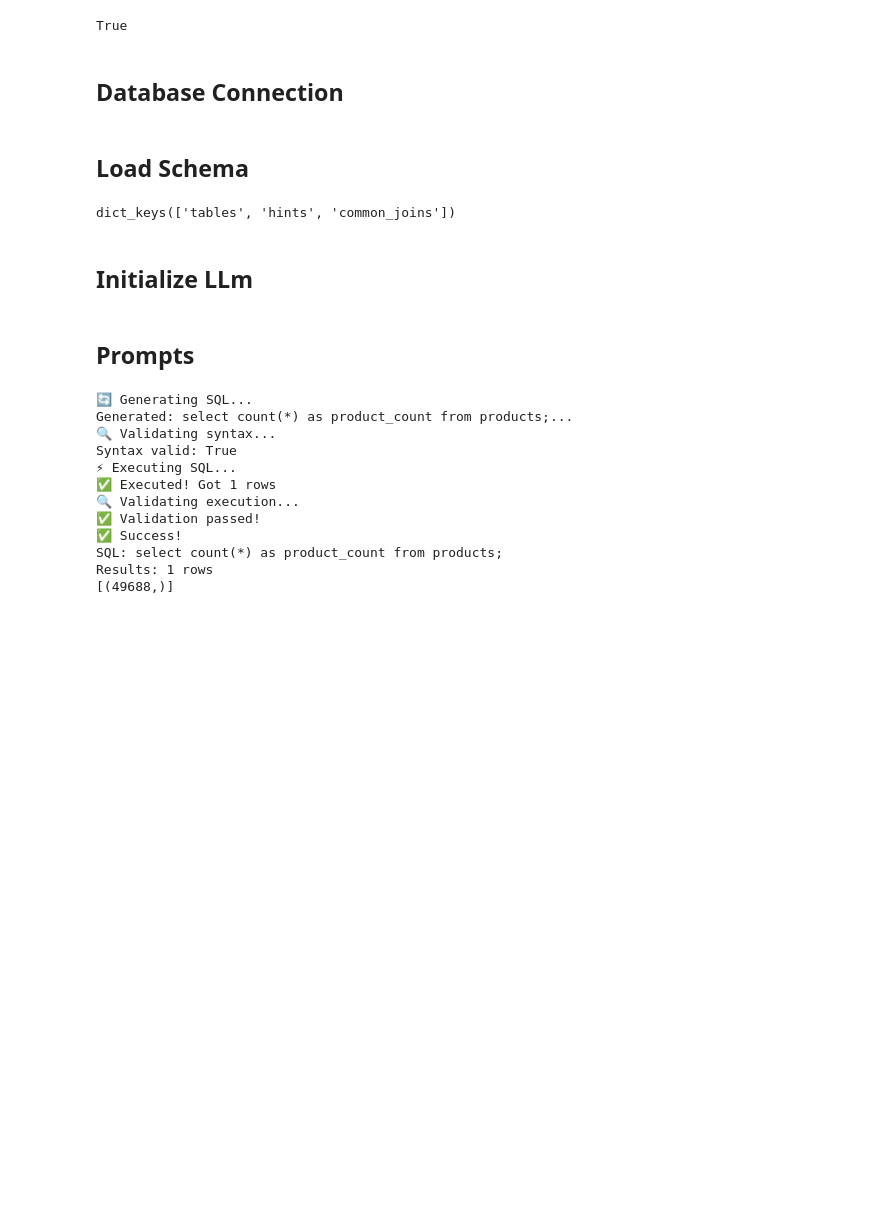
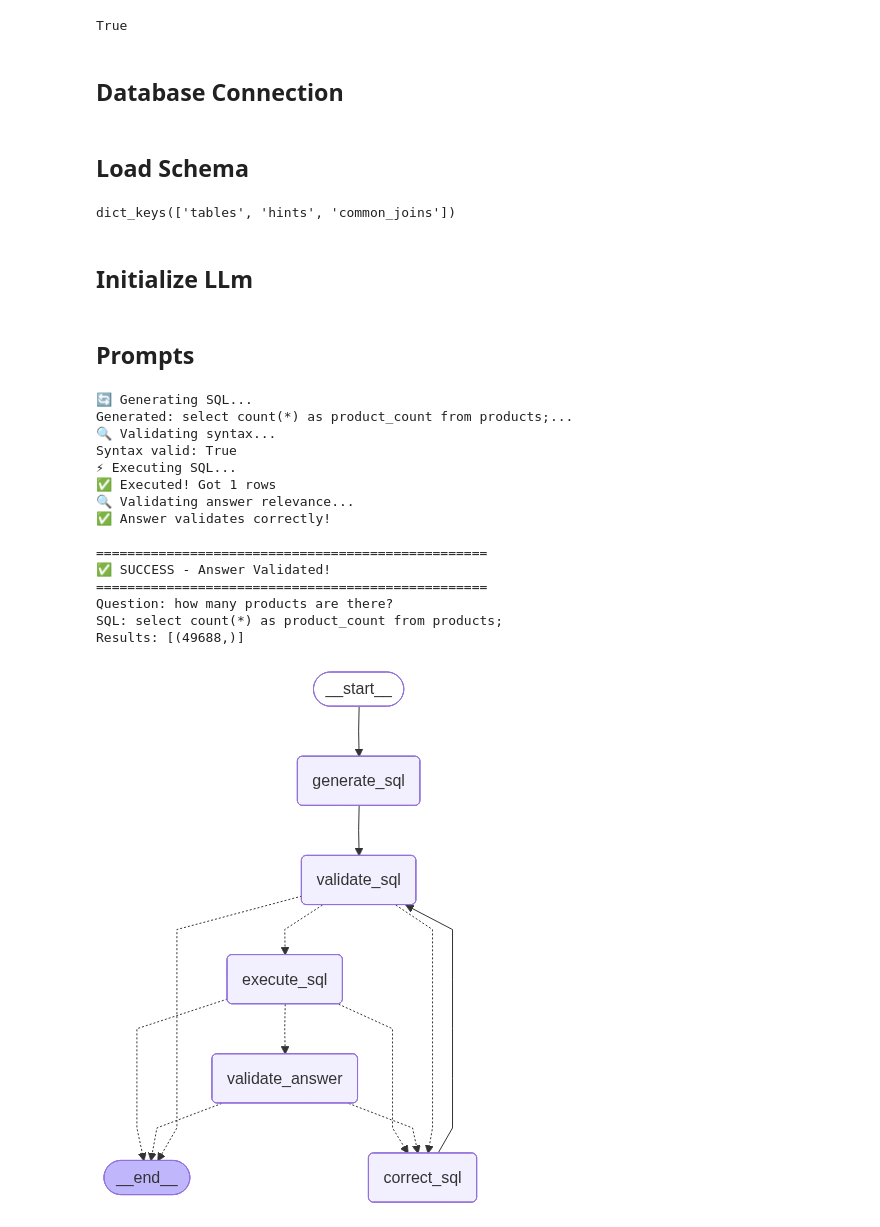
Before and after one commit to 7rohxt/text-to-sql-agent, a Jupyter notebook: notebooks/04_sql_agent.ipynb, the cells around one changed output. Drawn from its saved outputs; the diff is of its cells as text; code cells hidden in the pictures; blank space fills up the shorter version.

Commit message:
feat(agent): add answer relevance validation layer

```diff
--- a/notebooks/04_sql_agent.ipynb
+++ b/notebooks/04_sql_agent.ipynb
@@ -212,20 +295,28 @@ def route_after_syntax_check(state: SQLAgentState):
     return "correct_sql"
 
 def route_after_execution(state: SQLAgentState):
-    """Route after post-execution validation"""
-    if state["valid"]:
-        return END
+    """Route after execution - now goes to answer validation"""
+    if state["executed"]:
+        return "validate_answer"  # NEW: validate the answer
     if state["retries"] >= MAX_RETRIES:
         return END
     return "correct_sql"
+
+def route_after_answer_validation(state: SQLAgentState):
+    """Route after answer validation"""
+    if state["valid"]:
+        return END  # Success!
+    if state["retries"] >= MAX_RETRIES:
+        return END  # Give up
+    return "correct_sql"  # Try again with better context
 # %%
 graph = StateGraph(SQLAgentState)
 
 # Nodes
 graph.add_node("generate_sql", generate_sql_node)
 graph.add_node("validate_sql", validate_sql_node)
-graph.add_node("execute_sql", execute_sql_node)           # NEW
-graph.add_node("validate_execution", validate_execution_node)  # NEW
+graph.add_node("execute_sql", execute_sql_node)
+graph.add_node("validate_answer", validate_answer_node)  # NEW
 graph.add_node("correct_sql", correct_sql_node)
 
 # Entry point
@@ -244,11 +335,20 @@ graph.add_conditional_edges(
     }
 )
 
-graph.add_edge("execute_sql", "validate_execution")  # NEW
+graph.add_conditional_edges(
+    "execute_sql",
+    route_after_execution,
+    {
+        "validate_answer": "validate_answer",  # NEW: route to answer validation
+        "correct_sql": "correct_sql",
+        END: END
+    }
+)
 
+# NEW: Answer validation routing
 graph.add_conditional_edges(
-    "validate_execution",
-    route_after_execution,
+    "validate_answer",
+    route_after_answer_validation,
     {
         "correct_sql": "correct_sql",
         END: END
@@ -257,6 +357,7 @@ graph.add_conditional_edges(
 
 graph.add_edge("correct_sql", "validate_sql")
 
+# Compile
 sql_agent = graph.compile()
 # %%
 initial_state: SQLAgentState = {
@@ -265,21 +366,26 @@ initial_state: SQLAgentState = {
     "valid": False,
     "reason": None,
     "retries": 0,
-    "executed": False,   # NEW
-    "results": None      # NEW
+    "executed": False,
+    "results": None
 }
 
 final_state = sql_agent.invoke(initial_state)
 
 # Updated output
 if final_state["valid"] and final_state["executed"]:
-    print("✅ Success!")
+    print("\n" + "="*50)
+    print("✅ SUCCESS - Answer Validated!")
+    print("="*50)
+    print(f"Question: {final_state['question']}")
     print(f"SQL: {final_state['sql']}")
-    print(f"Results: {len(final_state['results'])} rows")
-    print(final_state['results'][:5])  # Show first 5 rows
+    print(f"Results: {final_state['results'][:5]}")
 else:
-    print("❌ Failed")
+    print("\n" + "="*50)
+    print("❌ FAILED")
+    print("="*50)
     print(f"Reason: {final_state['reason']}")
+    print(f"Retries used: {final_state['retries']}/{MAX_RETRIES}")
 # %% [output]
 🔄 Generating SQL...
 Generated: select count(*) as product_count from products;...
@@ -287,9 +393,22 @@ Generated: select count(*) as product_count from products;...
 Syntax valid: True
 ⚡ Executing SQL...
 ✅ Executed! Got 1 rows
-🔍 Validating execution...
-✅ Validation passed!
-✅ Success!
+🔍 Validating answer relevance...
+✅ Answer validates correctly!
+
+==================================================
+✅ SUCCESS - Answer Validated!
+==================================================
+Question: how many products are there?
 SQL: select count(*) as product_count from products;
-Results: 1 rows
-[(49688,)]
+Results: [(49688,)]
+# %%
+from IPython.display import Image, display
+
+try:
+    display(Image(sql_agent.get_graph().draw_mermaid_png()))
+except Exception as e:
+    print(f"Visual diagram failed: {e}")
+    print("You may need to install: pip install pygraphviz")
+# %% [output]
+[figure, added]
```
Also changed, not shown: parts of 2 cells of this notebook.
